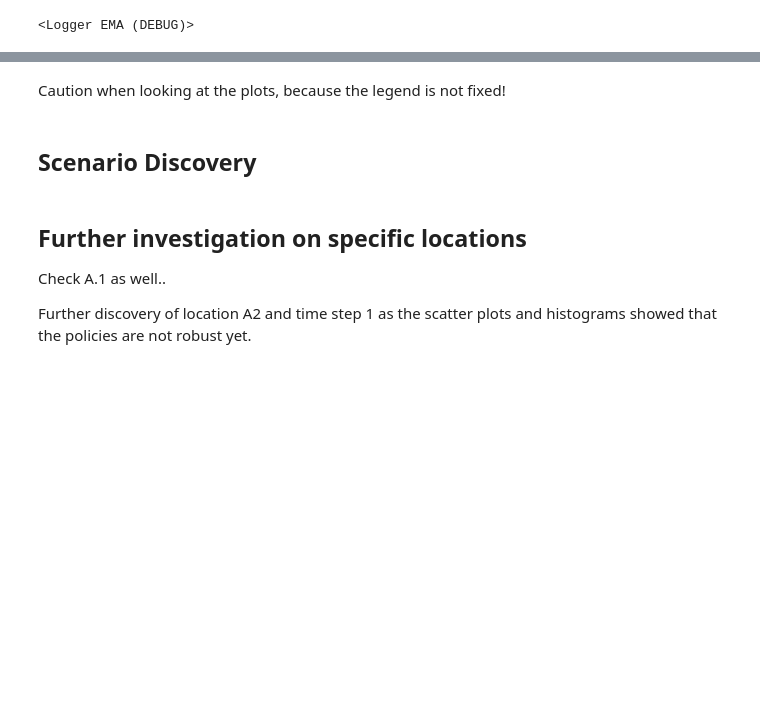
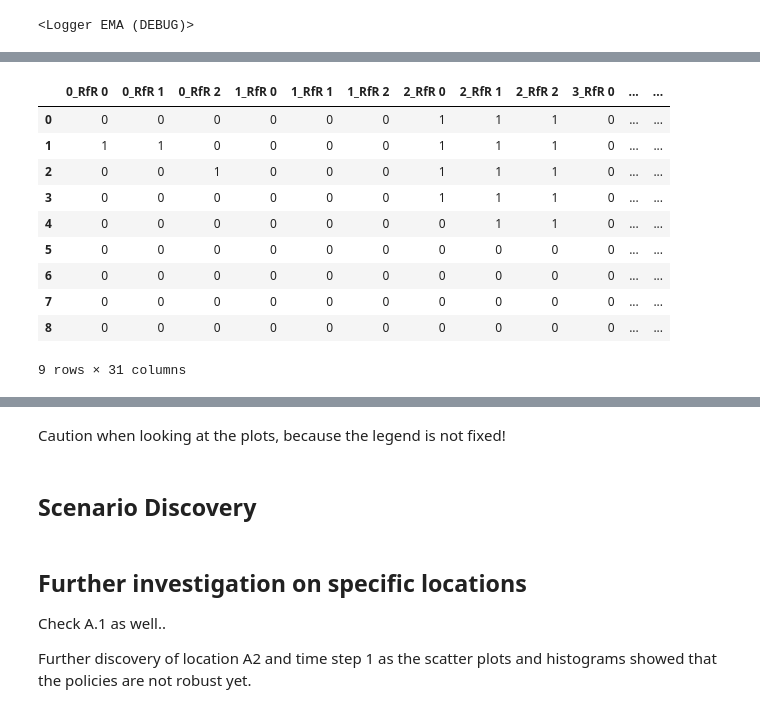
Before and after one commit to WKSu/Model-based-decision-making, a Jupyter notebook: Scenario Discovery on MORO policies.ipynb, the cells around one changed output, grey strips where cells are left out. Drawn from its saved outputs; the diff is of its cells as text; code cells hidden in the pictures; blank space fills up the shorter version.

```diff
--- a/Scenario Discovery on MORO policies.ipynb
+++ b/Scenario Discovery on MORO policies.ipynb
@@ -134,3 +44,18 @@ results_MORO, convergence = pickle.load(open('Outcomes/MORO_s50_nfe20000.pkl', '
+# %%
+
+data
+# %% [output]
+|  | 0_RfR 0 | 0_RfR 1 | 0_RfR 2 | 1_RfR 0 | 1_RfR 1 | 1_RfR 2 | 2_RfR 0 | 2_RfR 1 | 2_RfR 2 | 3_RfR 0 | ... | ... |
+| 0 | 0 | 0 | 0 | 0 | 0 | 0 | 1 | 1 | 1 | 0 | ... | ... |
+| 1 | 1 | 1 | 0 | 0 | 0 | 0 | 1 | 1 | 1 | 0 | ... | ... |
+| 2 | 0 | 0 | 1 | 0 | 0 | 0 | 1 | 1 | 1 | 0 | ... | ... |
+| 3 | 0 | 0 | 0 | 0 | 0 | 0 | 1 | 1 | 1 | 0 | ... | ... |
+| 4 | 0 | 0 | 0 | 0 | 0 | 0 | 0 | 1 | 1 | 0 | ... | ... |
+| 5 | 0 | 0 | 0 | 0 | 0 | 0 | 0 | 0 | 0 | 0 | ... | ... |
+| 6 | 0 | 0 | 0 | 0 | 0 | 0 | 0 | 0 | 0 | 0 | ... | ... |
+| 7 | 0 | 0 | 0 | 0 | 0 | 0 | 0 | 0 | 0 | 0 | ... | ... |
+| 8 | 0 | 0 | 0 | 0 | 0 | 0 | 0 | 0 | 0 | 0 | ... | ... |
+9 rows × 31 columns
 # %%
 # Initialize model parameters
 from model.dike_model_function import DikeNetwork  # @UnresolvedImport
```
Also changed, not shown: parts of 26 cells of this notebook, 1 other file.
